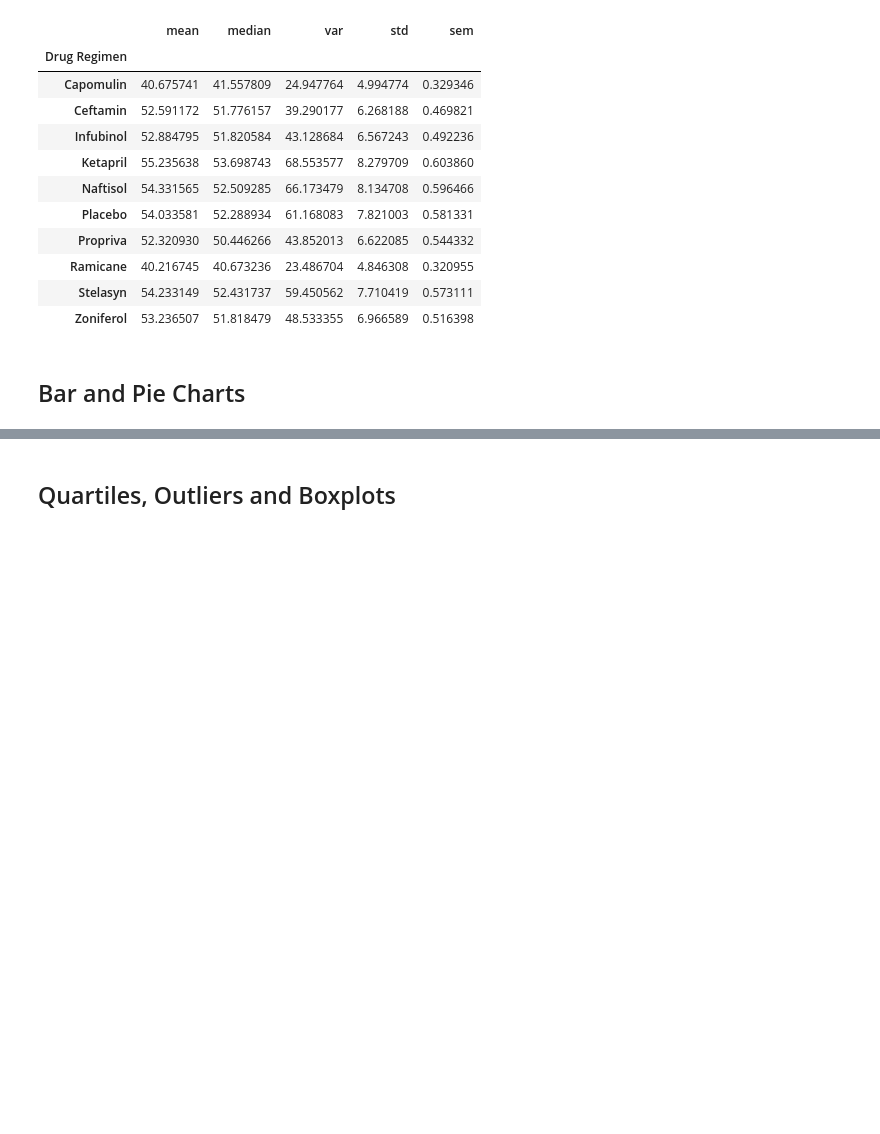
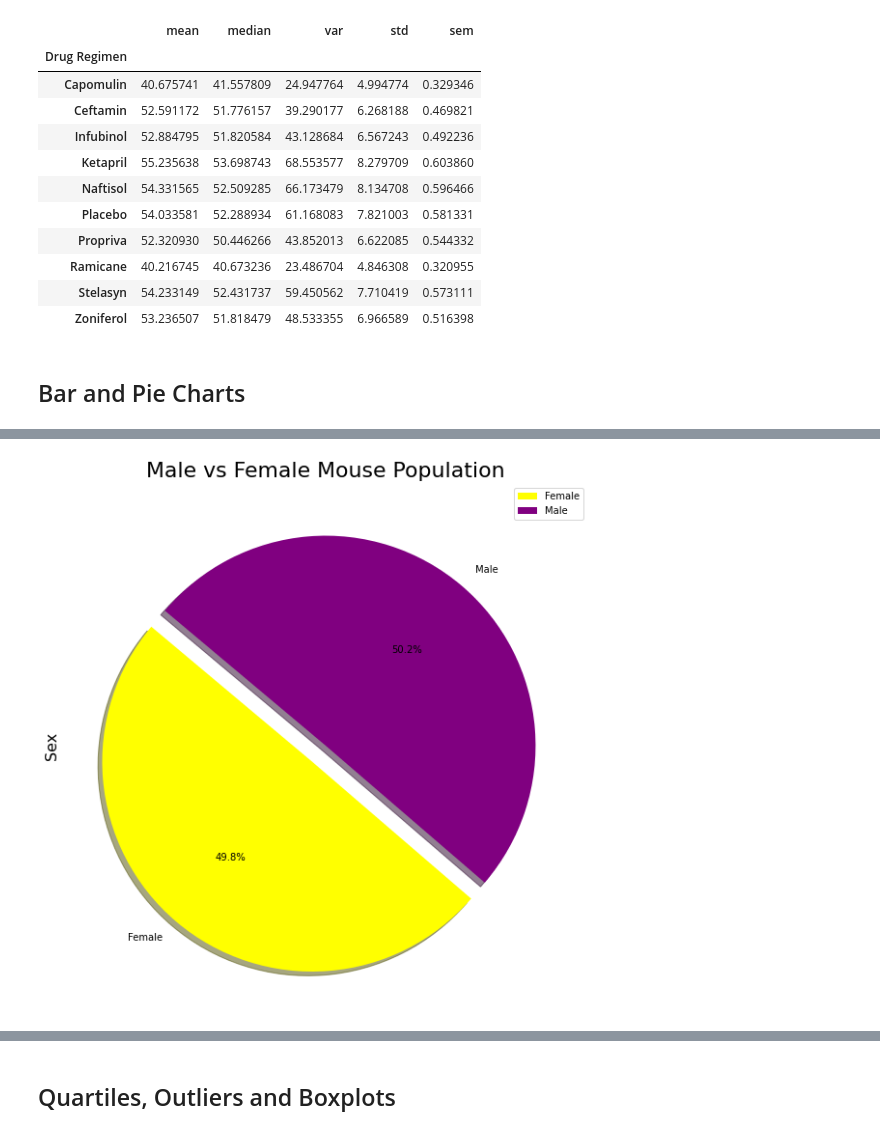
Before and after one commit to jpraasch/Matplotlib, a Jupyter notebook: Pymaceuticals/pymaceuticals_starter.ipynb, the cells around one changed output, grey strips where cells are left out. Cells and saved outputs as stored; diff of their text form; code cells hidden in the pictures; blank space fills up the shorter version.

```diff
--- a/Pymaceuticals/pymaceuticals_starter.ipynb
+++ b/Pymaceuticals/pymaceuticals_starter.ipynb
@@ -135,2 +180,6 @@ Summary_stats_table
 # %%
 # Generate a pie plot showing the distribution of female versus male mice using pandas
+#  Group by gender and get the number to plot
+sex_gb= combined_data_df.groupby(["Mouse ID","Sex"])
+sex_gb
+gender_df = pd.DataFrame(sex_gb.size())
@@ -138,0 +186,4 @@ Summary_stats_table
+# %%
+#creating a Dataframe with total count
+mouse_gender = pd.DataFrame(gender_df.groupby(["Sex"]).count())
+mouse_gender.columns = ["Total Count"]
@@ -138,0 +201,12 @@ Summary_stats_table
+# %%
+#Generating the pie chart
+colors = ['yellow', 'purple']
+explode = (0.1, 0)
+plot = mouse_gender.plot.pie(y= 'Total Count', figsize=(15,10), colors = colors, startangle=140, explode = explode, shadow = True, autopct="%1.1f%%")
+
+plt.title('Male vs Female Mouse Population',fontsize = 22)
+plt.ylabel('Sex',fontsize = 16)
+
+plt.show()
+# %% [output]
+[figure, added]
```
Also changed, not shown: parts of 8 cells of this notebook.
